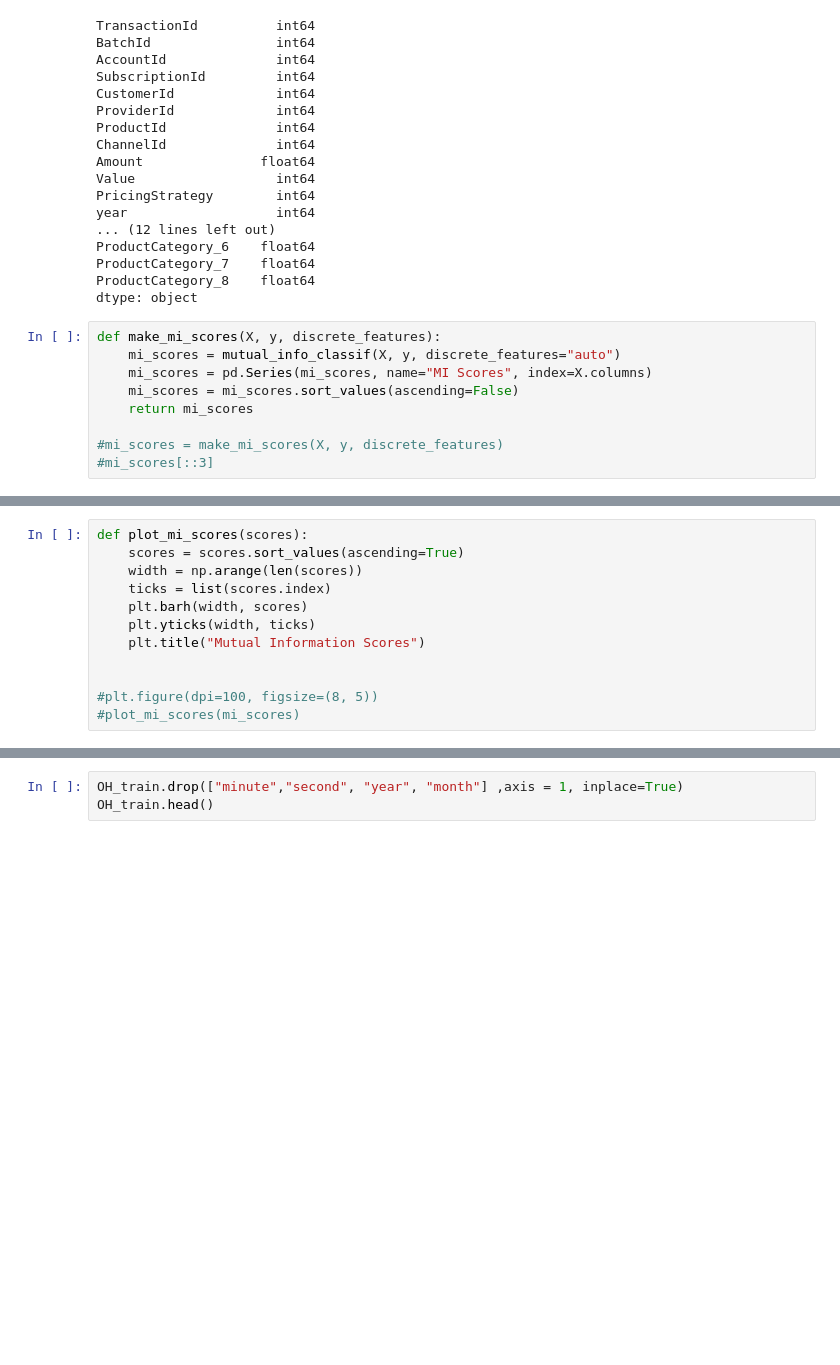
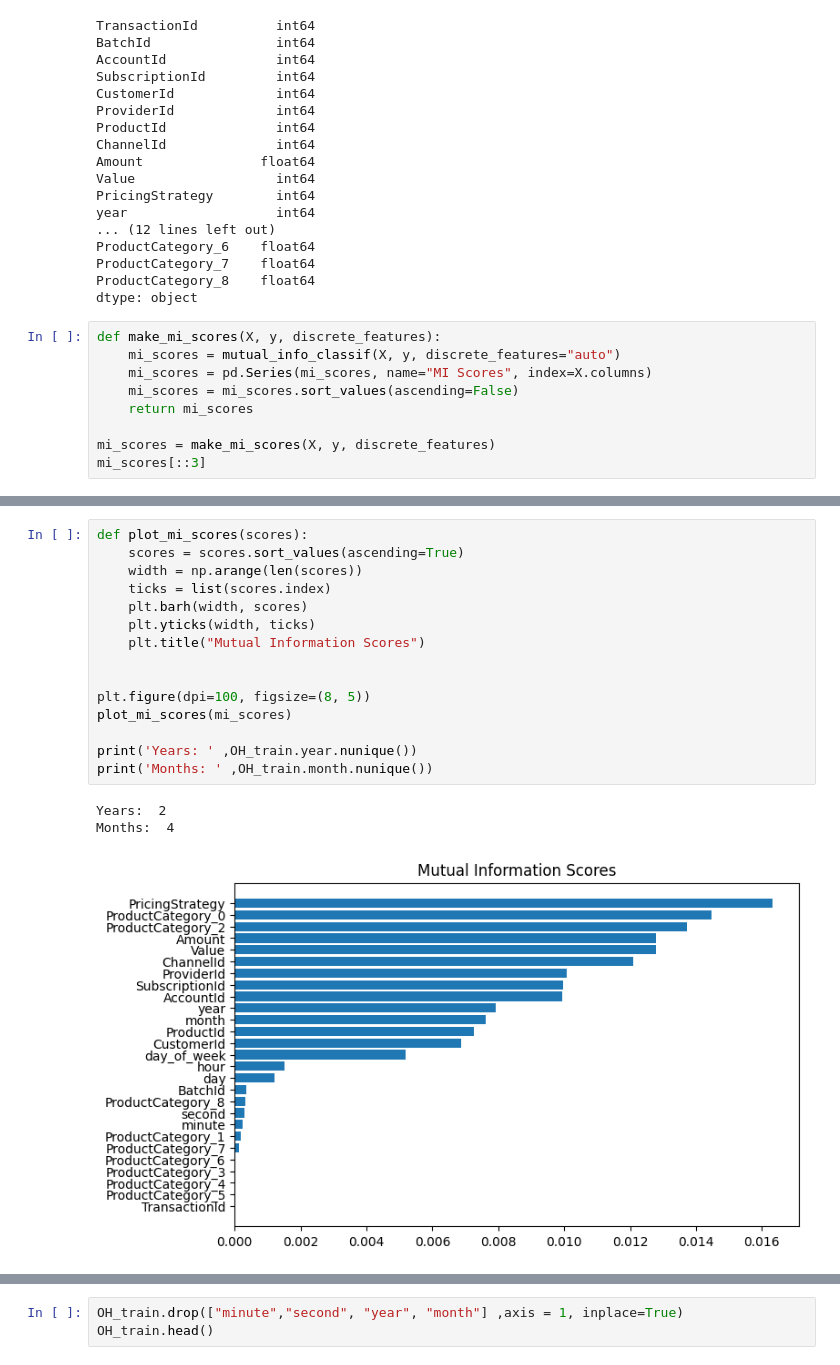
Before and after one commit to AmineAousji/Xente_IA, a Jupyter notebook: IA_Xente_2.ipynb, the cells around one changed output, grey strips where cells are left out. Cells and saved outputs as stored; diff of their text form; blank space fills up the shorter version.

```diff
--- a/IA_Xente_2.ipynb
+++ b/IA_Xente_2.ipynb
@@ -195,5 +243,5 @@ def make_mi_scores(X, y, discrete_features):
     mi_scores = mi_scores.sort_values(ascending=False)
     return mi_scores
 
-#mi_scores = make_mi_scores(X, y, discrete_features)
-#mi_scores[::3]
+mi_scores = make_mi_scores(X, y, discrete_features)
+mi_scores[::3]
@@ -200,12 +259,19 @@ def make_mi_scores(X, y, discrete_features):
 # %%
 def plot_mi_scores(scores):
     scores = scores.sort_values(ascending=True)
     width = np.arange(len(scores))
     ticks = list(scores.index)
     plt.barh(width, scores)
     plt.yticks(width, ticks)
     plt.title("Mutual Information Scores")
 
 
-#plt.figure(dpi=100, figsize=(8, 5))
-#plot_mi_scores(mi_scores)
+plt.figure(dpi=100, figsize=(8, 5))
+plot_mi_scores(mi_scores)
+
+print('Years: ' ,OH_train.year.nunique())
+print('Months: ' ,OH_train.month.nunique())
+# %% [output]
+Years:  2
+Months:  4
+[figure, added]
```
Also changed, not shown: parts of 52 cells of this notebook, 3 other files.
